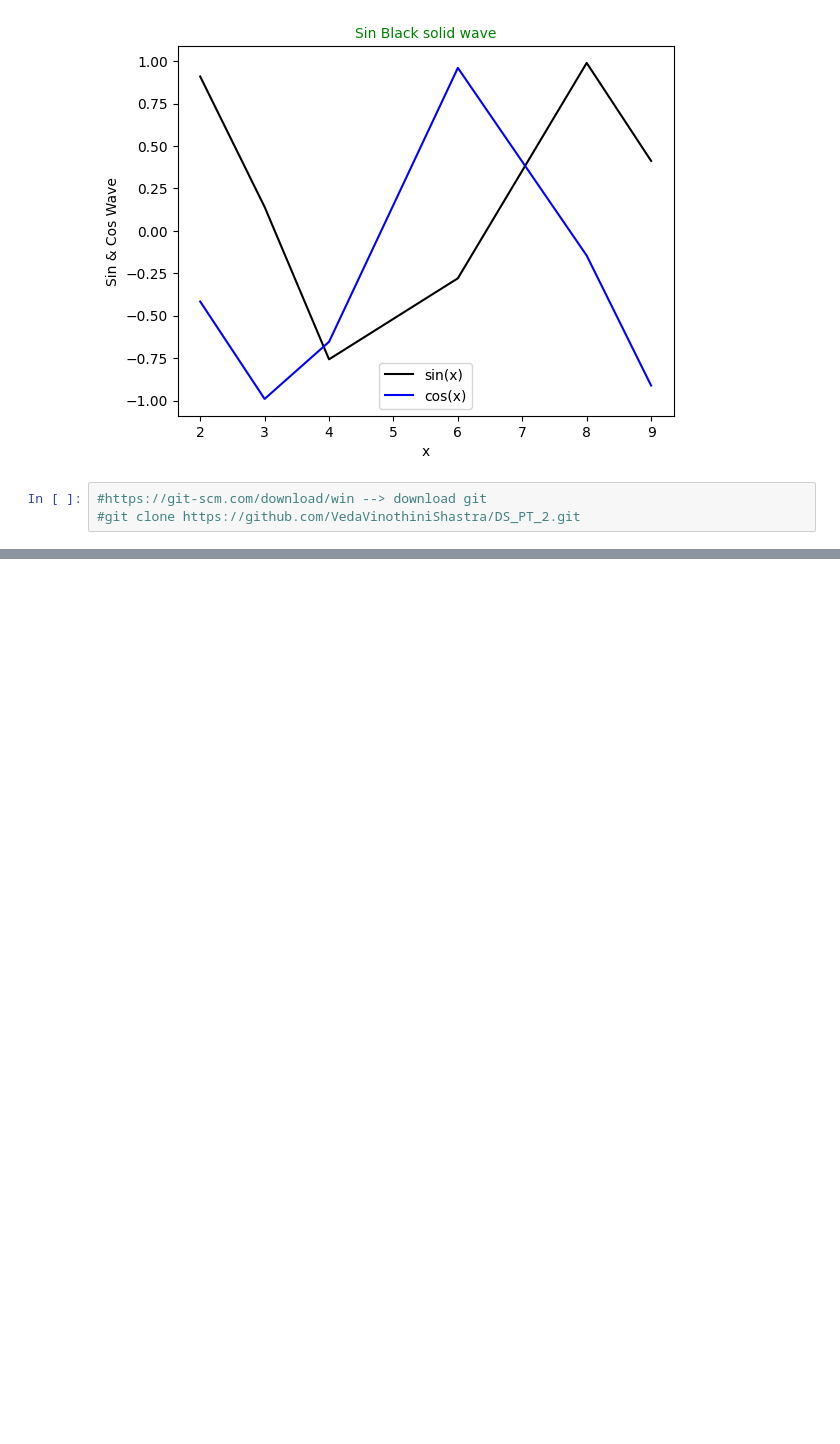
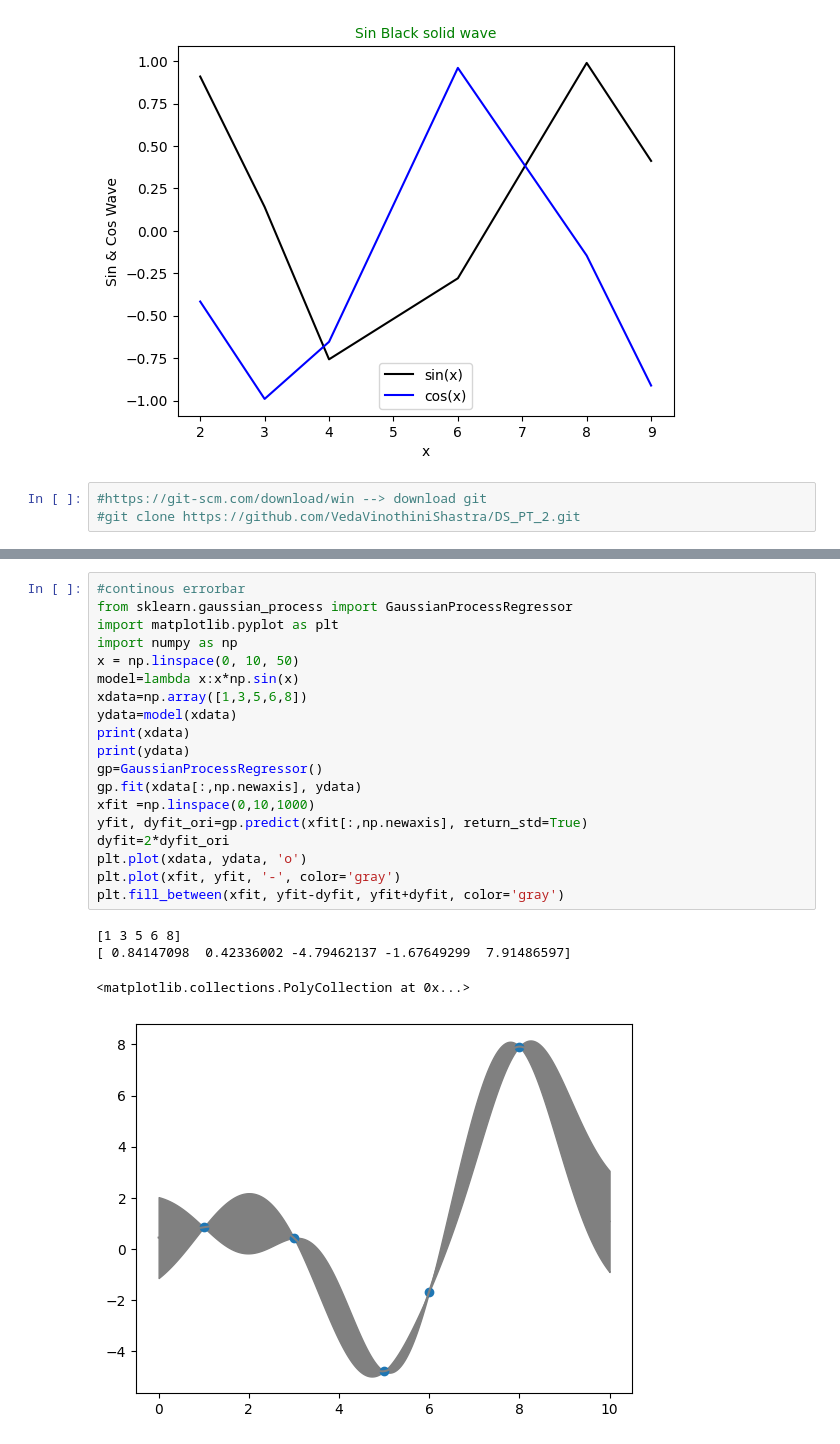
Before and after one commit to VedaVinothiniShastra/DS_PT_2, a Jupyter notebook: Day 11.ipynb, the cells around one changed output, grey strips where cells are left out. Saved outputs shown, nothing was run; the diff lists cells and outputs as text; blank space fills up the shorter version.

```diff
--- a/Day 11.ipynb
+++ b/Day 11.ipynb
@@ -124,0 +145,24 @@ plt.colorbar() #--> it denotes the color in plotting
+# %%
+#continous errorbar
+from sklearn.gaussian_process import GaussianProcessRegressor
+import matplotlib.pyplot as plt
+import numpy as np
+x = np.linspace(0, 10, 50)
+model=lambda x:x*np.sin(x)
+xdata=np.array([1,3,5,6,8])
+ydata=model(xdata)
+print(xdata)
+print(ydata)
+gp=GaussianProcessRegressor()
+gp.fit(xdata[:,np.newaxis], ydata)
+xfit =np.linspace(0,10,1000)
+yfit, dyfit_ori=gp.predict(xfit[:,np.newaxis], return_std=True)
+dyfit=2*dyfit_ori
+plt.plot(xdata, ydata, 'o')
+plt.plot(xfit, yfit, '-', color='gray')
+plt.fill_between(xfit, yfit-dyfit, yfit+dyfit, color='gray')
+# %% [output]
+[1 3 5 6 8]
+[ 0.84147098  0.42336002 -4.79462137 -1.67649299  7.91486597]
+<matplotlib.collections.PolyCollection at 0x...>
+[figure, added]
```
Also changed, not shown: parts of 20 cells of this notebook.
